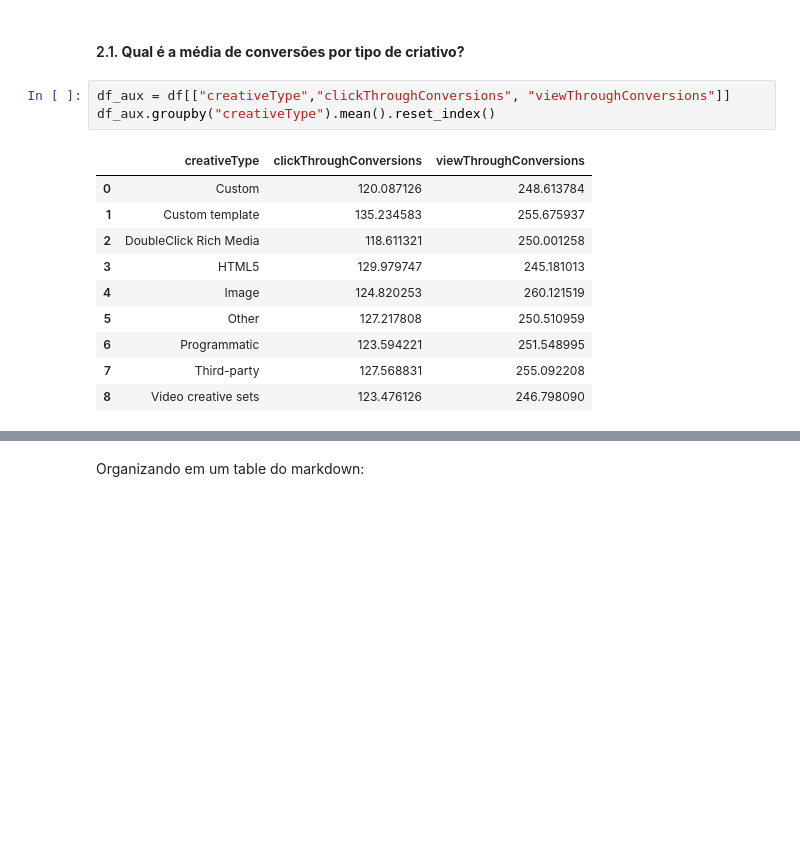
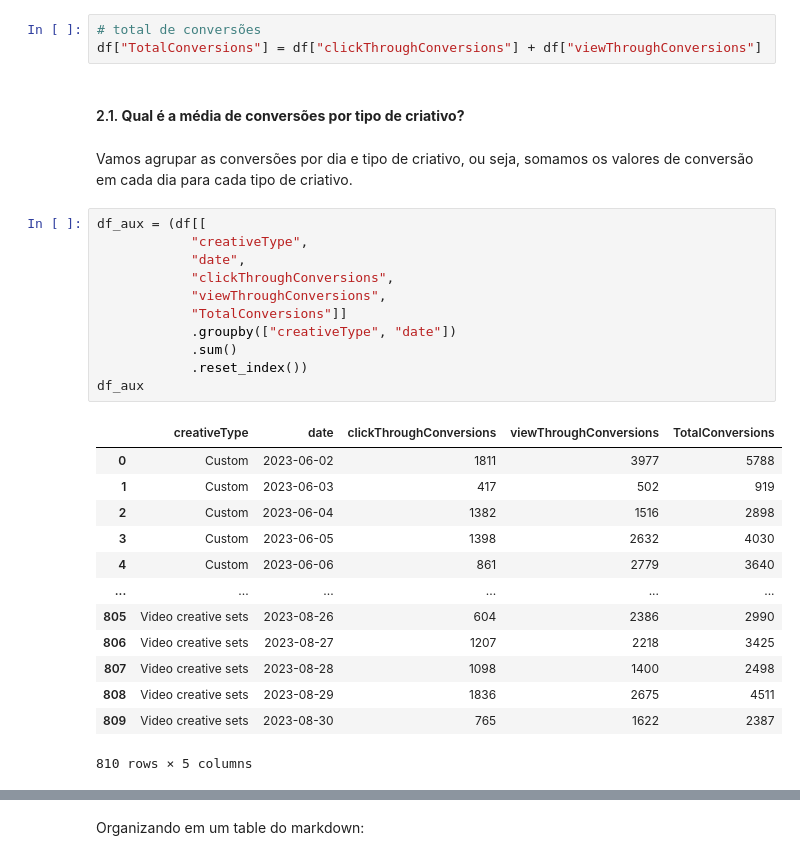
Before and after one commit to brunodifranco/bruno-case-tecnico-rbs, a Jupyter notebook: 12-10-2023-bruno-case-tecnico.ipynb, the cells around one changed output, grey strips where cells are left out. Cells and saved outputs as stored; diff of their text form; blank space fills up the shorter version.

```diff
--- a/12-10-2023-bruno-case-tecnico.ipynb
+++ b/12-10-2023-bruno-case-tecnico.ipynb
@@ -123,16 +125,32 @@ Terceiro grupo:
+# %%
+# total de conversões
+df["TotalConversions"] = df["clickThroughConversions"] + df["viewThroughConversions"]
 # %% [markdown]
 #### 2.1. **Qual é a média de conversões por tipo de criativo?**
+# %% [markdown]
+Vamos agrupar as conversões por dia e tipo de criativo, ou seja, somamos os valores de conversão em cada dia para cada tipo de criativo.
 # %%
-df_aux = df[["creativeType","clickThroughConversions", "viewThroughConversions"]]
-df_aux.groupby("creativeType").mean().reset_index()
+df_aux = (df[[
+            "creativeType",
+            "date",
+            "clickThroughConversions",
+            "viewThroughConversions",
+            "TotalConversions"]]
+            .groupby(["creativeType", "date"])
+            .sum()
+            .reset_index())
+df_aux
 # %% [output]
-|  | creativeType | clickThroughConversions | viewThroughConversions |
-| 0 | Custom | 120.087126 | 248.613784 |
-| 1 | Custom template | 135.234583 | 255.675937 |
-| 2 | DoubleClick Rich Media | 118.611321 | 250.001258 |
-| 3 | HTML5 | 129.979747 | 245.181013 |
-| 4 | Image | 124.820253 | 260.121519 |
-| 5 | Other | 127.217808 | 250.510959 |
-| 6 | Programmatic | 123.594221 | 251.548995 |
-| 7 | Third-party | 127.568831 | 255.092208 |
-| 8 | Video creative sets | 123.476126 | 246.798090 |
+|  | creativeType | date | clickThroughConversions | viewThroughConversions | TotalConversions |
+| 0 | Custom | 2023-06-02 | 1811 | 3977 | 5788 |
+| 1 | Custom | 2023-06-03 | 417 | 502 | 919 |
+| 2 | Custom | 2023-06-04 | 1382 | 1516 | 2898 |
+| 3 | Custom | 2023-06-05 | 1398 | 2632 | 4030 |
+| 4 | Custom | 2023-06-06 | 861 | 2779 | 3640 |
+| ... | ... | ... | ... | ... | ... |
+| 805 | Video creative sets | 2023-08-26 | 604 | 2386 | 2990 |
+| 806 | Video creative sets | 2023-08-27 | 1207 | 2218 | 3425 |
+| 807 | Video creative sets | 2023-08-28 | 1098 | 1400 | 2498 |
+| 808 | Video creative sets | 2023-08-29 | 1836 | 2675 | 4511 |
+| 809 | Video creative sets | 2023-08-30 | 765 | 1622 | 2387 |
+810 rows × 5 columns
```
Also changed, not shown: parts of 19 cells of this notebook, 3 other files.
